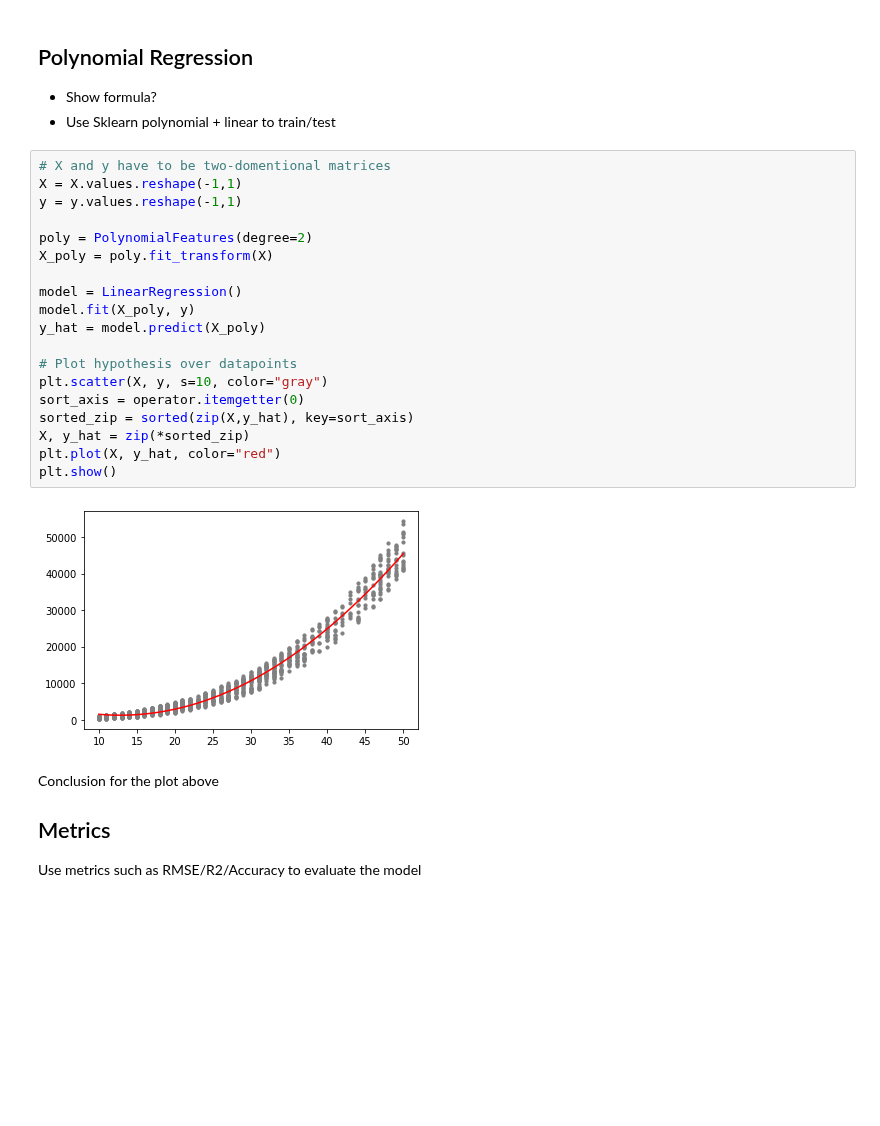
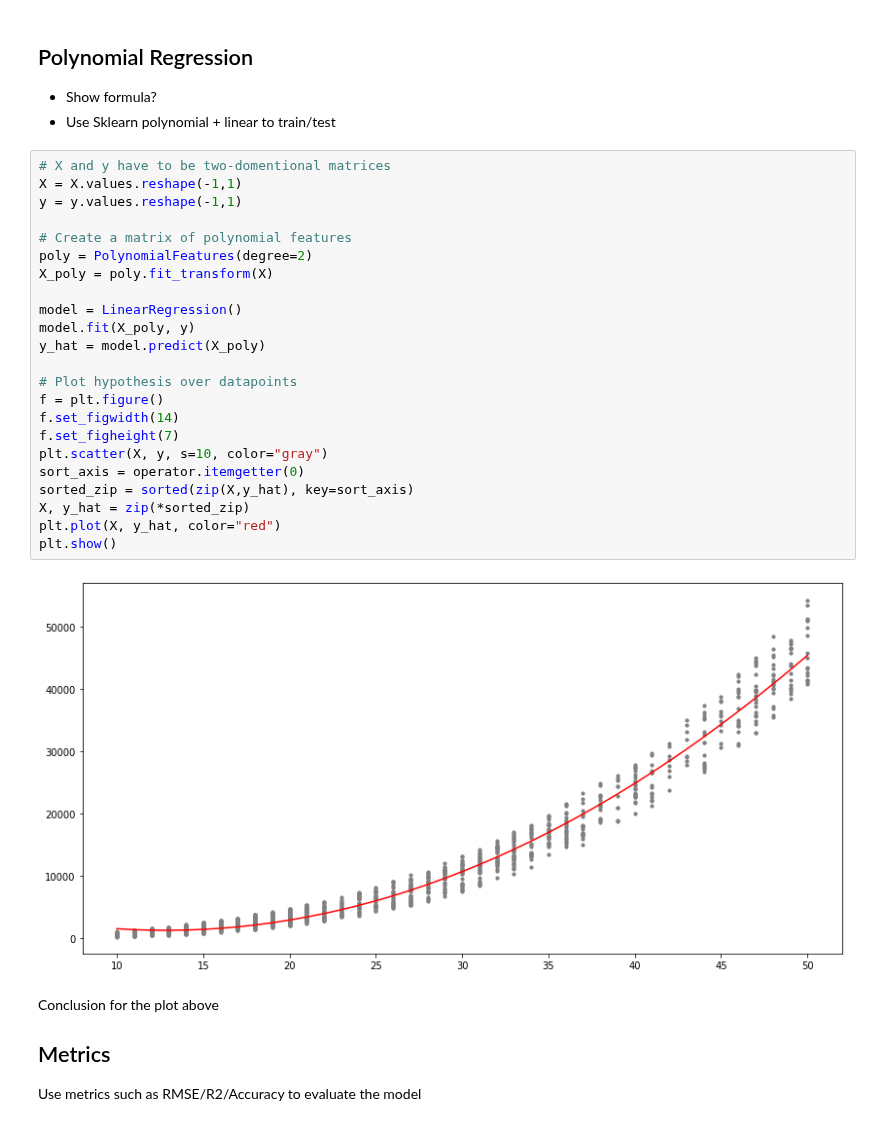
Before and after one commit to MicrosoftDocs/mslearn-introduction-to-machine-learning, a Jupyter notebook: 1b - unit 03.ipynb, the cells around one changed output. Drawn from its saved outputs; the diff is of its cells as text; blank space fills up the shorter version.

Commit message:
1b Unit 3 - Use the same size for all charts

```diff
--- a/1b - unit 03.ipynb
+++ b/1b - unit 03.ipynb
@@ -62,24 +62,28 @@ Explain the dataset above...why it's a curve and why the scatter?
 # %%
 # X and y have to be two-domentional matrices
 X = X.values.reshape(-1,1)
 y = y.values.reshape(-1,1)
 
+# Create a matrix of polynomial features
 poly = PolynomialFeatures(degree=2)
 X_poly = poly.fit_transform(X)
 
 model = LinearRegression()
 model.fit(X_poly, y)
 y_hat = model.predict(X_poly)
 
 # Plot hypothesis over datapoints
+f = plt.figure()
+f.set_figwidth(14)
+f.set_figheight(7)
 plt.scatter(X, y, s=10, color="gray")
 sort_axis = operator.itemgetter(0)
 sorted_zip = sorted(zip(X,y_hat), key=sort_axis)
 X, y_hat = zip(*sorted_zip)
 plt.plot(X, y_hat, color="red")
 plt.show()
 # %% [output]
-[figure, old version]
+[figure, new version]
 # %% [markdown]
 Conclusion for the plot above
 
```
